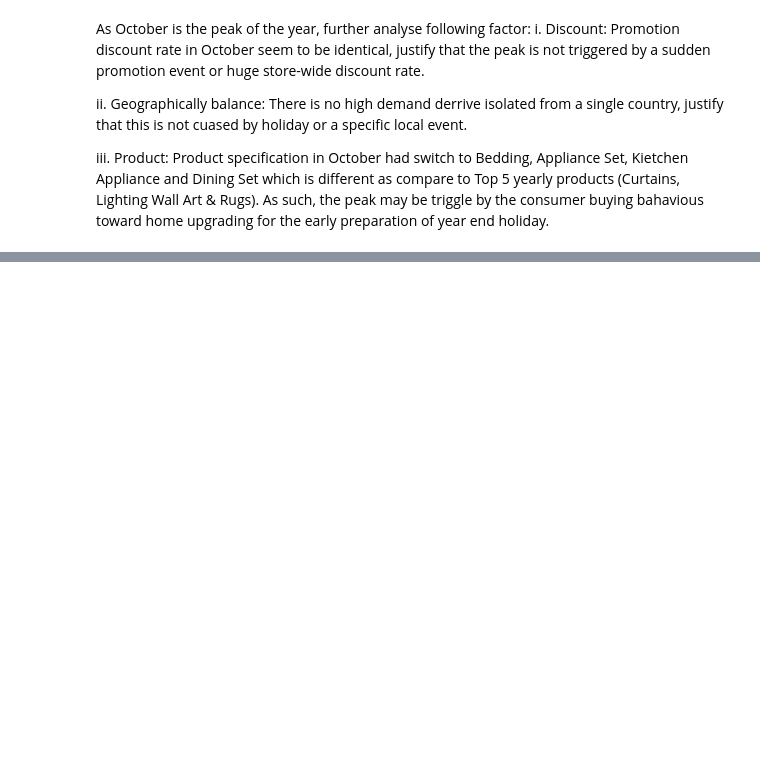
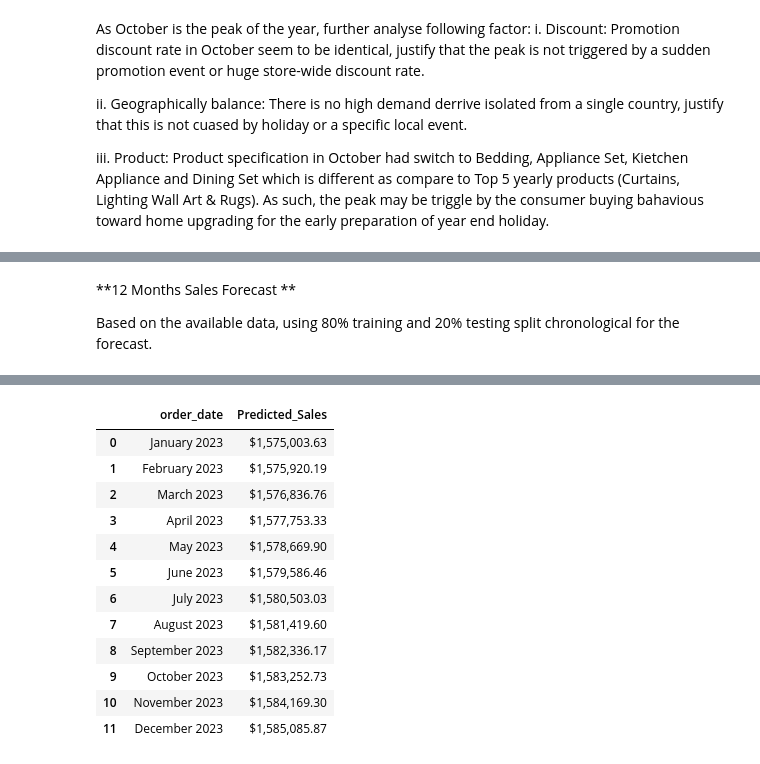
Before and after one commit to VY-MS123/NTUC_Capstone_MarketAnalysis, a Jupyter notebook: Capstone_Market.ipynb, the cells around one changed output, grey strips where cells are left out. Saved outputs shown, nothing was run; the diff lists cells and outputs as text; code cells hidden in the pictures; blank space fills up the shorter version.

```diff
--- a/Capstone_Market.ipynb
+++ b/Capstone_Market.ipynb
@@ -1442,0 +1258,66 @@ This shows the standard deviation of residuals, indicating that some specific de
+# %% [markdown]
+**12 Months Sales Forecast **
+
+Based on the available data, using 80% training and 20% testing split chronological for the forecast.
+# %%
+import pandas as pd
+import numpy as np
+from sklearn.linear_model import LinearRegression
+
+# 1. Load datasets
+cust_url = 'https://raw.githubusercontent.com/VY-MS123/NTUC_Capstone_MarketAnalysis/refs/heads/main/customer.csv'
+purch_url = 'https://raw.githubusercontent.com/VY-MS123/NTUC_Capstone_MarketAnalysis/refs/heads/main/purchase.csv'
+
+cust_df = pd.read_csv(cust_url)
+purch_df = pd.read_csv(purch_url)
+
+# 2. Process dates and calculate Sales
+purch_df['order_date'] = pd.to_datetime(purch_df['order_date'], format='%d-%m-%Y')
+purch_df['Sales'] = purch_df['price']
+
+# Exclude the final incomplete month (Jan 2023) to ensure forecast quality
+complete_df = purch_df[purch_df['order_date'] < '2023-01-01'].copy()
+
+# 3. Chronological monthly aggregation
+monthly_data = complete_df.resample('ME', on='order_date')['Sales'].sum().reset_index()
+monthly_data = monthly_data.sort_values('order_date').reset_index(drop=True)
+monthly_data['Month_Index'] = np.arange(len(monthly_data)) + 1
+
+# 4. Chronological 80/20 split (not random, preserving temporal order)
+split_idx = int(len(monthly_data) * 0.8)
+train_set = monthly_data.iloc[:split_idx].copy()
+test_set = monthly_data.iloc[split_idx:].copy()
+
+# Summarize splits
+print("=== CHRONOLOGICAL DATASETS SUMMARY ===")
+print(f"Training set period: {train_set['order_date'].dt.strftime('%B %Y').iloc[0]} to {train_set['order_date'].dt.strftime('%B %Y').iloc[-1]} ({len(train_set)} months)")
+print(f"Training total sales: ${train_set['Sales'].sum():,.2f}")
+print(f"Testing set period: {test_set['order_date'].dt.strftime('%B %Y').iloc[0]} to {test_set['order_date'].dt.strftime('%B %Y').iloc[-1]} ({len(test_set)} months)")
+print(f"Testing total sales: ${test_set['Sales'].sum():,.2f}\n")
+
+# 5. Fit model on Training Set
+X_train = train_set[['Month_Index']]
+y_train = train_set['Sales']
+model = LinearRegression()
+model.fit(X_train, y_train)
+
+# 6. Forecast next 12 months
+max_index = monthly_data['Month_Index'].max()
+future_indices = np.arange(max_index + 1, max_index + 13)
+X_future = pd.DataFrame({'Month_Index': future_indices})
+
+forecast_sales = model.predict(X_future)
+last_date = monthly_data['order_date'].max()
+future_dates = pd.date_range(start=last_date + pd.offsets.MonthEnd(1), periods=12, freq='ME')
+
+forecast_df = pd.DataFrame({
+    'order_date': future_dates,
+    'Predicted_Sales': forecast_sales
+})
+
+print("=== 12-MONTH SALES FORECAST ===")
+display(forecast_df.style.format({
+    'order_date': lambda x: x.strftime('%B %Y'),
+    'Predicted_Sales': '${:,.2f}'
+}))
+# %% [output]
@@ -1442,0 +1331,13 @@ This shows the standard deviation of residuals, indicating that some specific de
+|  | order_date | Predicted_Sales |
+| 0 | January 2023 | $1,575,003.63 |
+| 1 | February 2023 | $1,575,920.19 |
+| 2 | March 2023 | $1,576,836.76 |
+| 3 | April 2023 | $1,577,753.33 |
+| 4 | May 2023 | $1,578,669.90 |
+| 5 | June 2023 | $1,579,586.46 |
+| 6 | July 2023 | $1,580,503.03 |
+| 7 | August 2023 | $1,581,419.60 |
+| 8 | September 2023 | $1,582,336.17 |
+| 9 | October 2023 | $1,583,252.73 |
+| 10 | November 2023 | $1,584,169.30 |
+| 11 | December 2023 | $1,585,085.87 |
```
Also changed, not shown: parts of 8 cells of this notebook.
